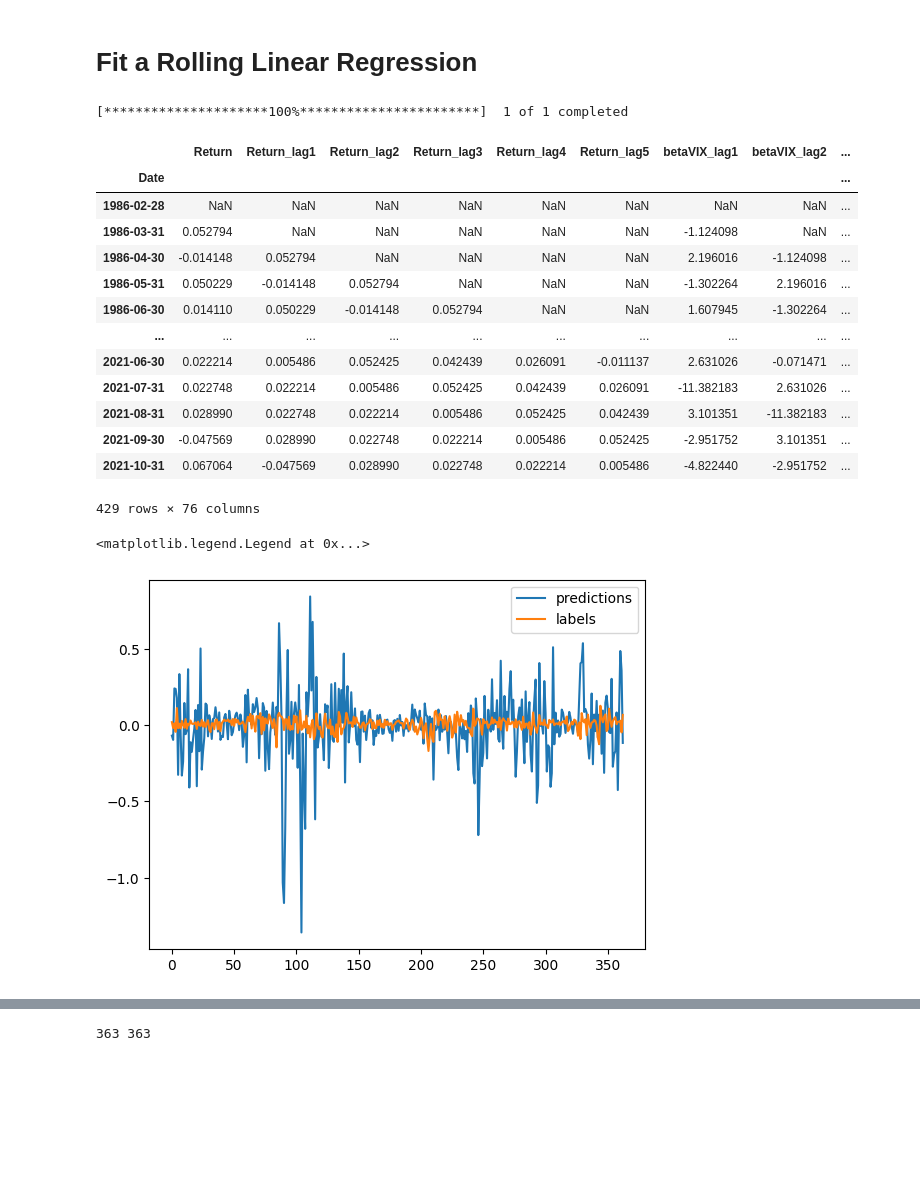
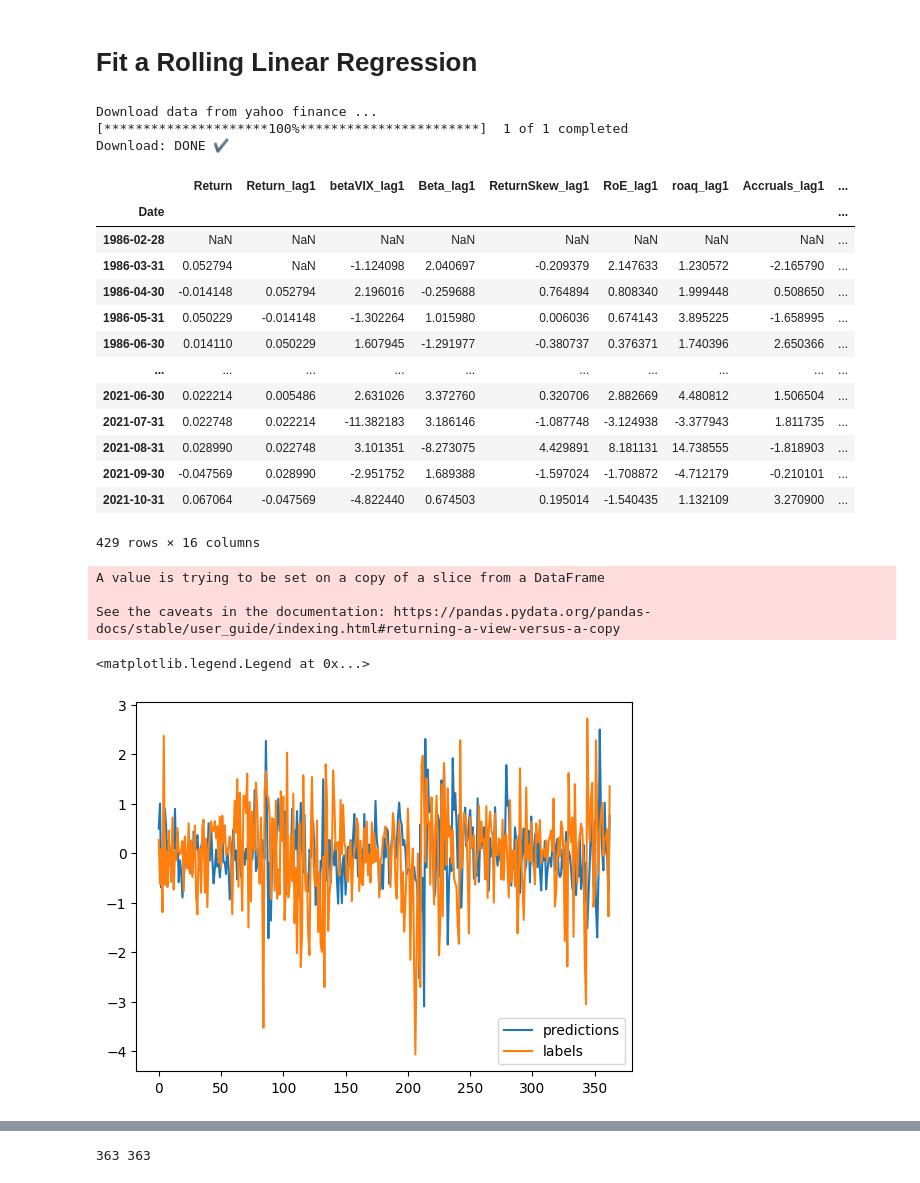
Before and after one commit to maxkuttner/LRP-For-Deep-Recurrent-Factor-Models, a Jupyter notebook: LSTMxLRP_3FModel.ipynb, the cells around one changed output, grey strips where cells are left out. Cells and saved outputs as stored; diff of their text form; code cells hidden in the pictures; blank space fills up the shorter version.

```diff
--- a/LSTMxLRP_3FModel.ipynb
+++ b/LSTMxLRP_3FModel.ipynb
@@ -216,0 +106,9 @@ print(len(predictions), len(y_train[60:]))
+# %%
+
+# Fit rolling lstm model
+predictions, relevance = rolling_fit(input_layer=input_layer, output_layer=output_layer,X_train=X_train, y_train=y_train)
+
+# Compute mse
+mse = np.mean((predictions - y_train[60:])**2)
+
+print("The MSE of the model:\t", mse)
@@ -279,7 +201,7 @@ sp500 = process_data_with_factors(file_path, factor_selection)
 
 
 # Create lagged versions of the factors (lags 1, ..., lag 5)
-lags = range(1, 6)
+lags = range(1, 2)
 
 # save the old columns
 old_columns = sp500.columns
@@ -293,52 +215,64 @@ for col in sp500.columns:
 sp500.drop(columns=old_columns[old_columns != "Return"], inplace=True)
 sp500
 # %% [output]
+Download data from yahoo finance ...
 [*********************100%***********************]  1 of 1 completed
+Download: DONE ✔️
-|  | Return | Return_lag1 | Return_lag2 | Return_lag3 | Return_lag4 | Return_lag5 | betaVIX_lag1 | betaVIX_lag2 | ... |
+|  | Return | Return_lag1 | betaVIX_lag1 | Beta_lag1 | ReturnSkew_lag1 | RoE_lag1 | roaq_lag1 | Accruals_lag1 | ... |
 | Date |  |  |  |  |  |  |  |  | ... |
 | 1986-02-28 | NaN | NaN | NaN | NaN | NaN | NaN | NaN | NaN | ... |
-| 1986-03-31 | 0.052794 | NaN | NaN | NaN | NaN | NaN | -1.124098 | NaN | ... |
-| 1986-04-30 | -0.014148 | 0.052794 | NaN | NaN | NaN | NaN | 2.196016 | -1.124098 | ... |
-| 1986-05-31 | 0.050229 | -0.014148 | 0.052794 | NaN | NaN | NaN | -1.302264 | 2.196016 | ... |
-| 1986-06-30 | 0.014110 | 0.050229 | -0.014148 | 0.052794 | NaN | NaN | 1.607945 | -1.302264 | ... |
+| 1986-03-31 | 0.052794 | NaN | -1.124098 | 2.040697 | -0.209379 | 2.147633 | 1.230572 | -2.165790 | ... |
+| 1986-04-30 | -0.014148 | 0.052794 | 2.196016 | -0.259688 | 0.764894 | 0.808340 | 1.999448 | 0.508650 | ... |
+| 1986-05-31 | 0.050229 | -0.014148 | -1.302264 | 1.015980 | 0.006036 | 0.674143 | 3.895225 | -1.658995 | ... |
+| 1986-06-30 | 0.014110 | 0.050229 | 1.607945 | -1.291977 | -0.380737 | 0.376371 | 1.740396 | 2.650366 | ... |
 | ... | ... | ... | ... | ... | ... | ... | ... | ... | ... |
-| 2021-06-30 | 0.022214 | 0.005486 | 0.052425 | 0.042439 | 0.026091 | -0.011137 | 2.631026 | -0.071471 | ... |
-| 2021-07-31 | 0.022748 | 0.022214 | 0.005486 | 0.052425 | 0.042439 | 0.026091 | -11.382183 | 2.631026 | ... |
-| 2021-08-31 | 0.028990 | 0.022748 | 0.022214 | 0.005486 | 0.052425 | 0.042439 | 3.101351 | -11.382183 | ... |
-| 2021-09-30 | -0.047569 | 0.028990 | 0.022748 | 0.022214 | 0.005486 | 0.052425 | -2.951752 | 3.101351 | ... |
-| 2021-10-31 | 0.067064 | -0.047569 | 0.028990 | 0.022748 | 0.022214 | 0.005486 | -4.822440 | -2.951752 | ... |
+| 2021-06-30 | 0.022214 | 0.005486 | 2.631026 | 3.372760 | 0.320706 | 2.882669 | 4.480812 | 1.506504 | ... |
+| 2021-07-31 | 0.022748 | 0.022214 | -11.382183 | 3.186146 | -1.087748 | -3.124938 | -3.377943 | 1.811735 | ... |
+| 2021-08-31 | 0.028990 | 0.022748 | 3.101351 | -8.273075 | 4.429891 | 8.181131 | 14.738555 | -1.818903 | ... |
+| 2021-09-30 | -0.047569 | 0.028990 | -2.951752 | 1.689388 | -1.597024 | -1.708872 | -4.712179 | -0.210101 | ... |
+| 2021-10-31 | 0.067064 | -0.047569 | -4.822440 | 0.674503 | 0.195014 | -1.540435 | 1.132109 | 3.270900 | ... |
-429 rows × 76 columns
+429 rows × 16 columns
 # %%
 # import linear regression
 from sklearn.linear_model import LinearRegression
 import statsmodels.api as sm
 
-# define the data to train on
-data = sp500
+# define the data to train on - start from index 4 to make a comparison with LSTM model that can only use the same data
+data = sp500.iloc[4:, :]
 
 # Drop rows with NaN values introduced by shifting
 data.dropna(inplace=True)
+
+# Create an instance of StandardScaler
+scaler = StandardScaler()
+
+# Fit the scaler to the data and transform the data
+data = pd.DataFrame(scaler.fit_transform(data), columns=data.columns)
+
 
 # Define the window size for the rolling regression
 window_size = 60
 
 # Perform the rolling regression
 results = []
 predictions = []
 for i in tqdm(range(len(data) - window_size)):
     #print("i:i+window_size = ", i, i+window_size)
     window_data = data.iloc[i:i+window_size]
     model = sm.OLS(window_data.iloc[:, 0], window_data.iloc[:, 1:])
     result = model.fit()
     results.append(result)
     predictions.append(result.predict(data.iloc[i+window_size, 1:]))
 
 plt.plot(np.array(predictions), label="predictions")
 plt.plot(np.array(data.Return[60:]), label="labels")
 plt.legend()
 # %% [output]
-<matplotlib.legend.Legend at 0x...>
+A value is trying to be set on a copy of a slice from a DataFrame
+
+See the caveats in the documentation: https://pandas.pydata.org/pandas-docs/stable/user_guide/indexing.html#returning-a-view-versus-a-copy
+<matplotlib.legend.Legend at 0x...>
-[figure, old version]
+[figure, new version]
 # %%
 mse = np.mean((np.array(predictions) - np.array(data.Return[60:]))**2)
 print("The MSE for the rolling regression:", mse)
```
Also changed, not shown: parts of 25 cells of this notebook, 8 other files.
